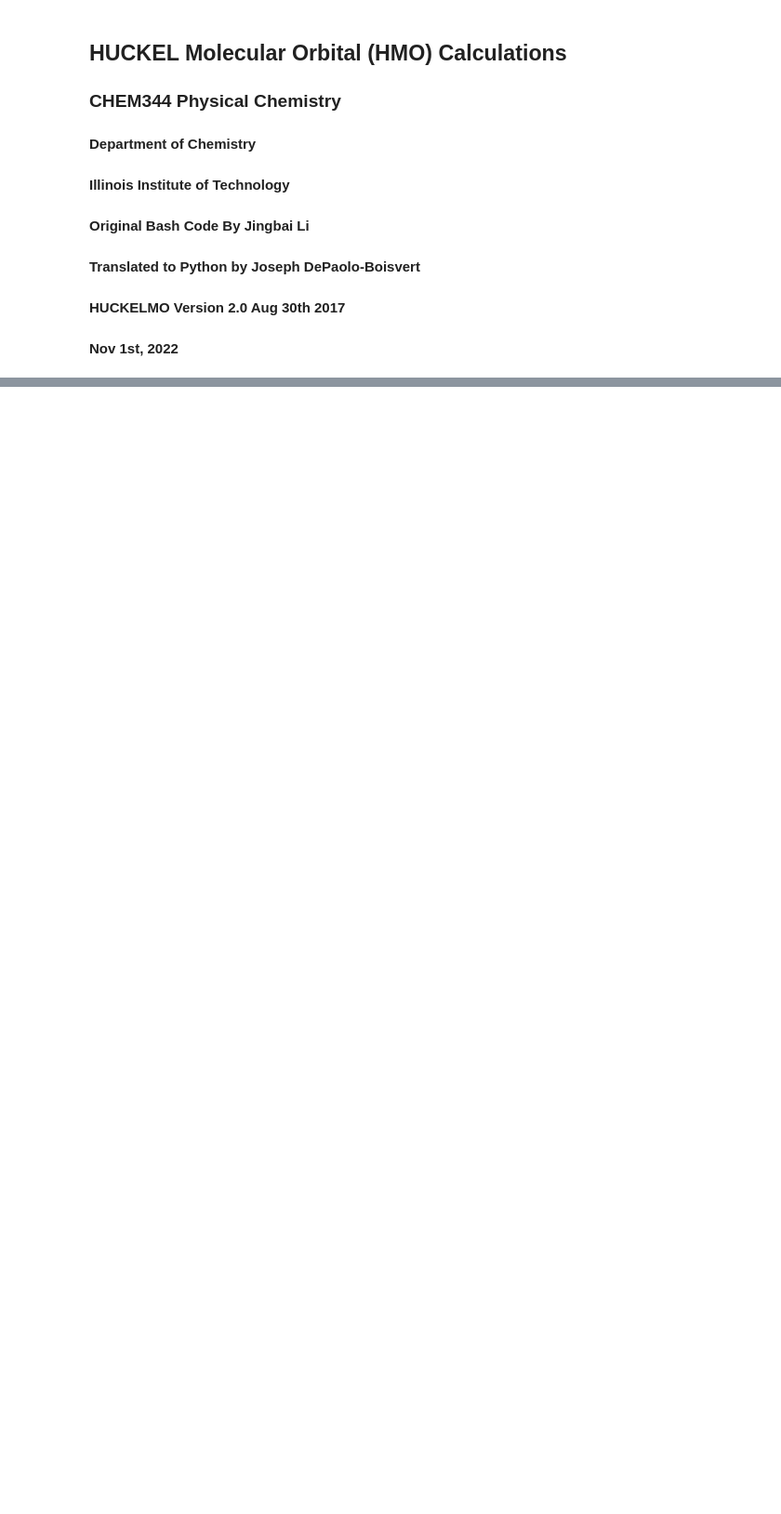
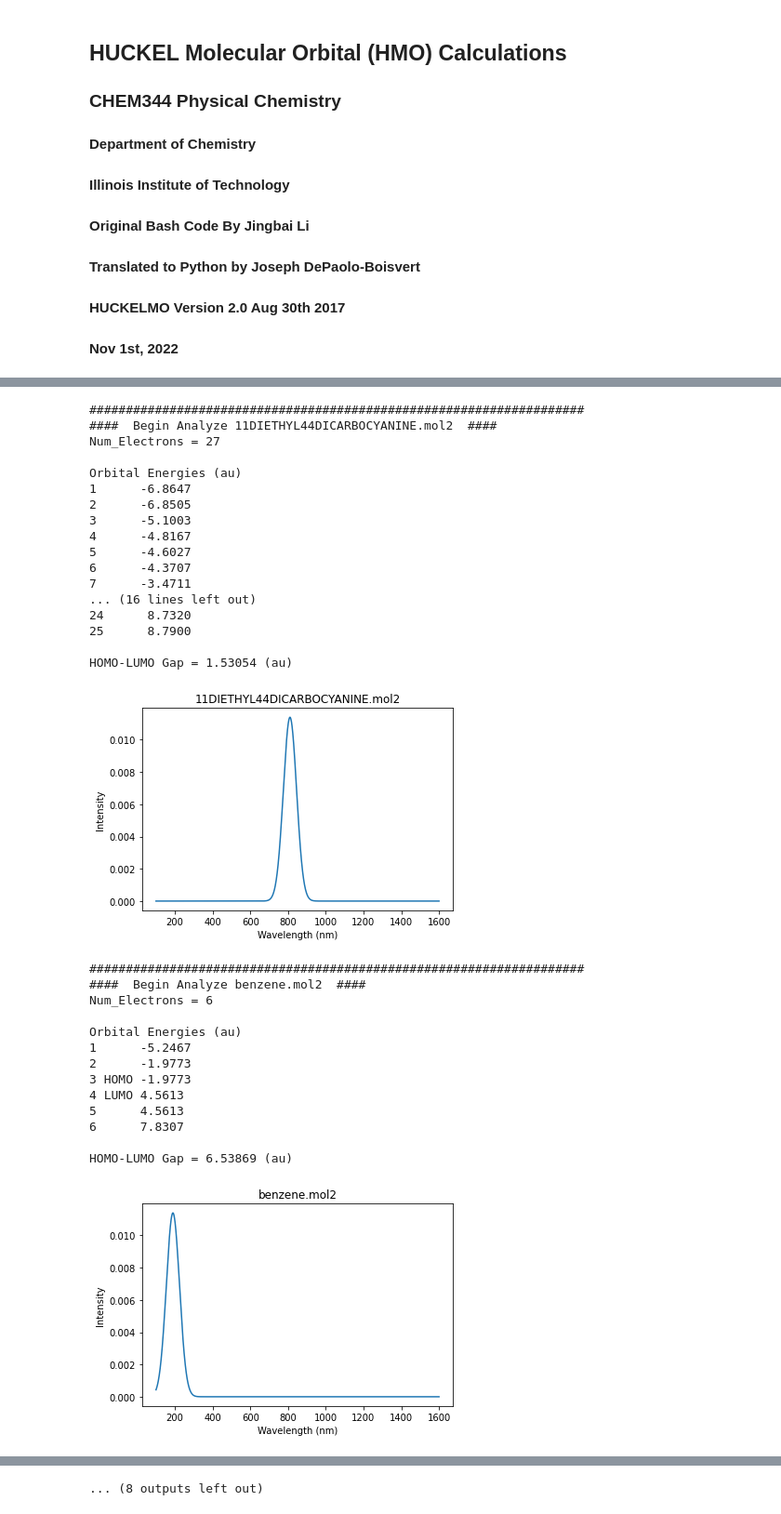
Before and after one commit to josephdepaoloboisvert/HuckelMO, a Jupyter notebook: Huckel.ipynb, the cells around one changed output, grey strips where cells are left out. Shown at 93% size. Cells and saved outputs as stored; diff of their text form; code cells hidden in the pictures; blank space fills up the shorter version.

```diff
--- a/Huckel.ipynb
+++ b/Huckel.ipynb
@@ -26,25 +28,7 @@ beta=-3.26934291633      #covalent
 # %%
-# #only print real part of eigenvalues   Feb 28th 2018 Jingbai Li
-# #V2-UI revised, interfaced with GView Aug 25th 2017 Jingbai Li
-# #Huckel_structures_calculator Feb 22th 2016 Jingbai Li
-
-# #!/bin/sh
-# #Variables
-
-# #home=~/Desktop/Huckel_Structures
-# home=./
-# cd $home
-
-
-mol2files = glob.glob('structures/*.mol2')
-
-if len(mol2files) == 0:
-    raise Exception('No Input Files Found')
-
-def run_mol2_file(mol2_fn):
+def get_matrix(mol2_fn):
+    mol2_name = mol2_fn.split('/')[-1]
     # #Initial Parameters
-    alpha=1.292              #electrostatic
-    beta=-3.26934291633      #covalent
     ele_num=0                #electrons
     orb=0                    #orbitals
     # alpha beta types: 1:C=C-C 2:C-N-C 3:C=N-C
@@ -134,6 +118,12 @@ def run_mol2_file(mol2_fn):
         matrix[b1_ind, b2_ind] = k * beta
         matrix[b2_ind, b1_ind] = k * beta
 
+    return mol2_name, matrix, ele_num, orb
+
+
+def analyze_matrix(mol2_name, matrix, ele_num, orbs):
+    print('####################################################################')
+    print(f'####  Begin Analyze {mol2_name}  ####')
     b = np.linalg.eigvals(matrix)
     energies = [element for element in np.sort(real(b)) if element != 0 and element != alpha]
 
@@ -162,8 +152,9 @@ def run_mol2_file(mol2_fn):
     y = lambda x, gap_energy : math.sqrt(2/math.pi)/70*math.e**(-2*((x-(2.998*10**8)*10**9/((1.60217656*10**(-19))/(6.626*10**(-34)))/(gap_energy))/70)**2)
 
     plt.clf()
-    plt.title('Prdeicted Spectrum')
+    plt.title(mol2_name)
     plt.xlabel('Wavelength (nm)')
     plt.ylabel('Intensity')
     _ = plt.plot(x, y(x, gap_energy))
     plt.show()
+    return x, y
@@ -214,0 +161,39 @@ for line in c:
+# %%
+mol2s = glob.glob(f'{structures_dir}*.mol2')
+matrices = [get_matrix(mol2) for mol2 in mol2s]
+# %%
+for matrix_set in matrices:
+  analyze_matrix(*matrix_set)
+# %% [output]
+####################################################################
+####  Begin Analyze 11DIETHYL44DICARBOCYANINE.mol2  ####
+Num_Electrons = 27
+
+Orbital Energies (au)
+1      -6.8647
+2      -6.8505
+3      -5.1003
+4      -4.8167
+5      -4.6027
+6      -4.3707
+7      -3.4711
+... (16 lines left out)
+24      8.7320
+25      8.7900
+
+HOMO-LUMO Gap = 1.53054 (au)
+[figure, added]
+####################################################################
+####  Begin Analyze benzene.mol2  ####
+Num_Electrons = 6
+
+Orbital Energies (au)
+1      -5.2467
+2      -1.9773
+3 HOMO -1.9773
+4 LUMO 4.5613
+5      4.5613
+6      7.8307
+
+HOMO-LUMO Gap = 6.53869 (au)
+[figure, added]
@@ -214,0 +268 @@ for line in c:
+... (8 outputs left out)
```
Also changed, not shown: parts of 7 cells of this notebook.
